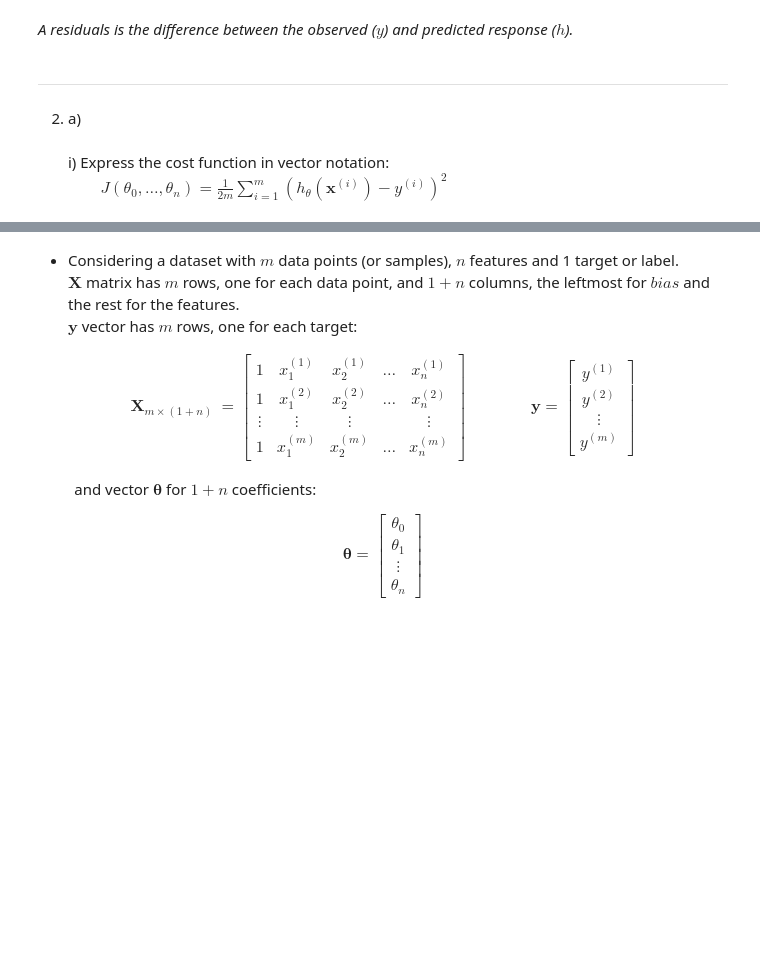
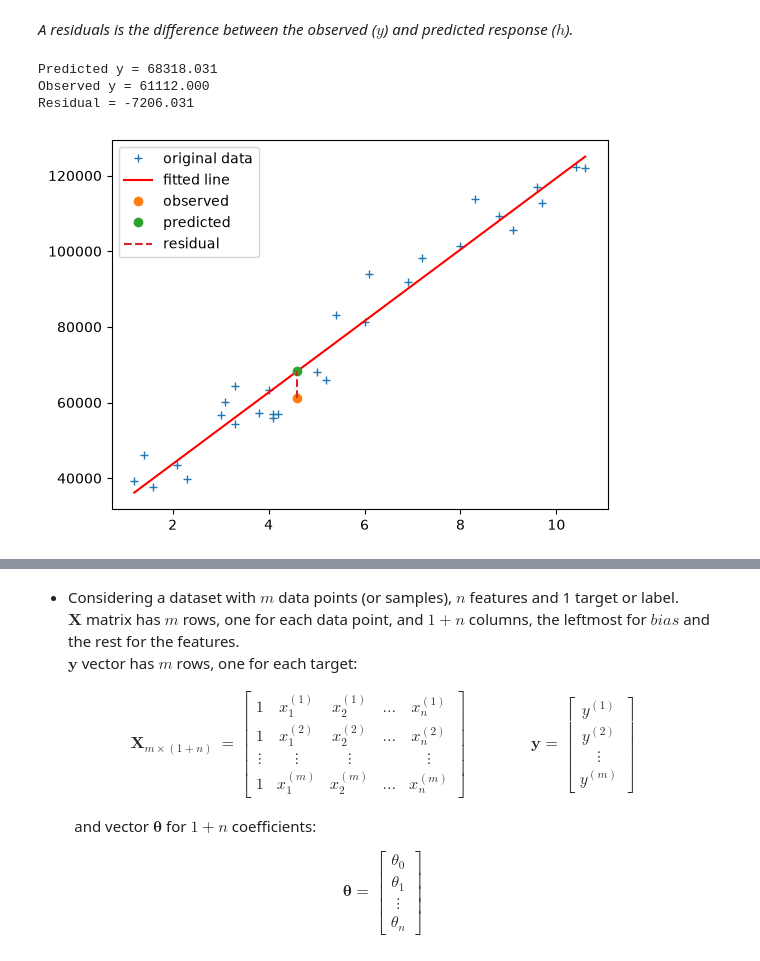
Before and after one commit to Goncalo-Dias-Rodrigues/ML-Linear-Regression, a Jupyter notebook: src/ML Lab2-regression.ipynb, the cells around one changed output, grey strips where cells are left out. Drawn from its saved outputs; the diff is of its cells as text; code cells hidden in the pictures; blank space fills up the shorter version.

Commit message:
Implement code changes to enhance functionality and improve performance

```diff
--- a/src/ML Lab2-regression.ipynb
+++ b/src/ML Lab2-regression.ipynb
@@ -149,8 +156,35 @@ plt.show()
 1. c)	Predict y for x = 4.6. What is the corresponding residual? Superimpose on the graphic obtained in b)
 # %% [markdown]
 *A residuals is the difference between the observed ($y$) and predicted response ($h$).*
-# %% [markdown]
----
-2. a) \
-\
-i) Express the cost function in vector notation: $\qquad J(θ_0, \dots , θ_n) = \frac{1}{2m}\sum_{i=1}^{m} (h_θ(\mathbf x^{(i)}) - y^{(i)})^2$
+# %%
+x_new = 4.6
+
+y_observed = y[np.isclose(x, x_new)][0]
+y_predicted = predict(theta0, theta1, x_new)
+
+residual = y_observed - y_predicted
+
+print('Predicted y = {:.3f}'.format(y_predicted))
+print('Observed y = {:.3f}'.format(y_observed))
+print('Residual = {:.3f}'.format(residual))
+
+plt.plot(x, y, '+', label='original data')
+plt.plot(x, predict(theta0, theta1, x), 'r', label='fitted line')
+
+plt.plot(x_new, y_observed, 'o', label='observed')
+plt.plot(x_new, y_predicted, 'o', label='predicted')
+
+plt.plot(
+    [x_new, x_new],
+    [y_observed, y_predicted],
+    '--',
+    label='residual'
+)
+
+plt.legend()
+plt.show()
+# %% [output]
+Predicted y = 68318.031
+Observed y = 61112.000
+Residual = -7206.031
+[figure, added]
```
Also changed, not shown: parts of 14 cells of this notebook, 1 other file.
